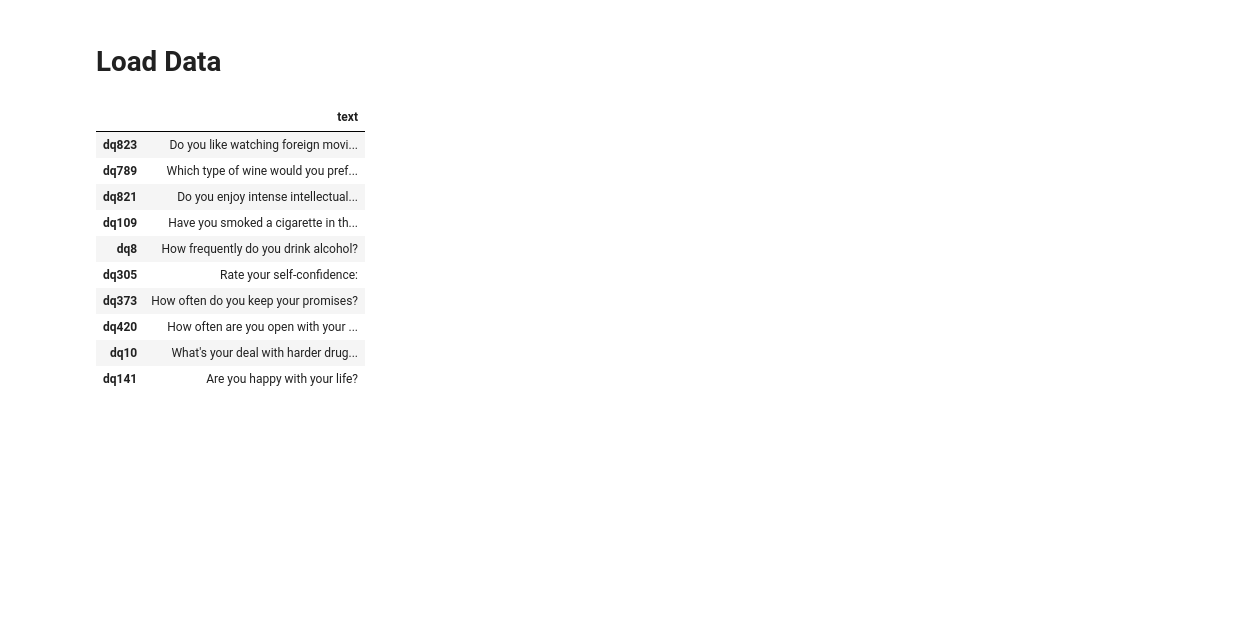
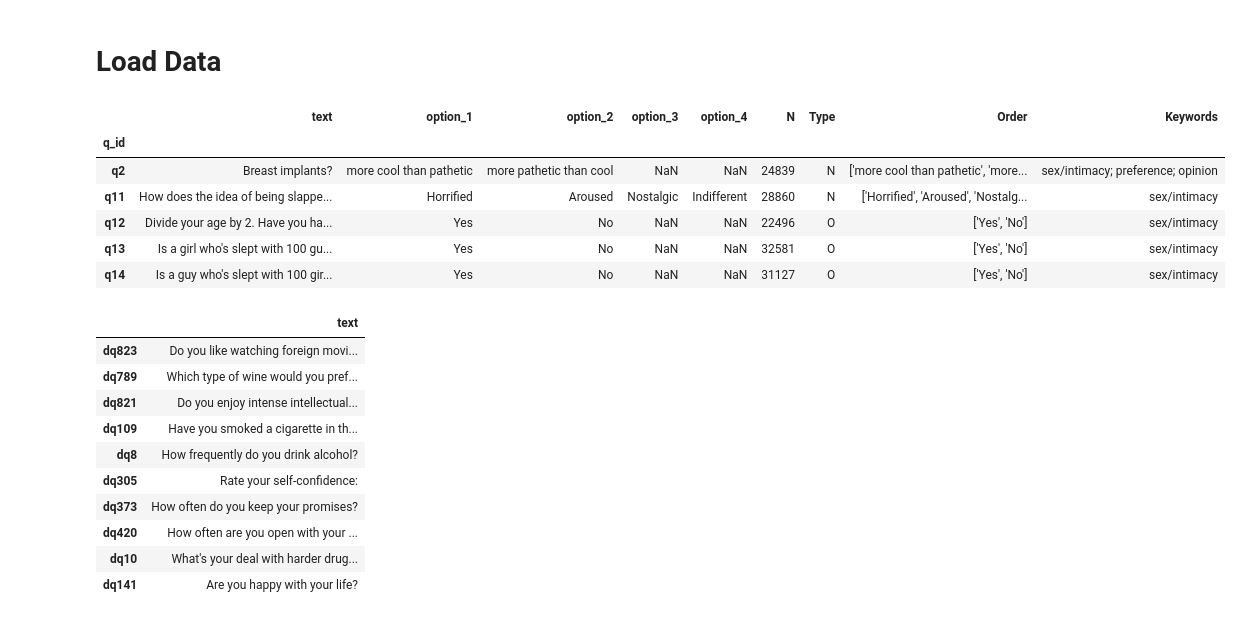
Before and after one commit to Anna53595/DatingLiteracy, a Jupyter notebook: data_analysis_newviz.ipynb, the cells around one changed output. Cells and saved outputs as stored; diff of their text form; code cells hidden in the pictures; blank space fills up the shorter version.

```diff
--- a/data_analysis_newviz.ipynb
+++ b/data_analysis_newviz.ipynb
@@ -53,7 +55,16 @@ def get_sorted_feat_importance(importance, feature_names):
 # %%
 questions = pd.read_csv('data/questions_preprocessed.csv', sep=';', index_col=0)
 descriptive_questions = [i for i in questions.index if i.startswith('dq') and i!='dq818']
+questions.loc[descriptive_questions, 'Order'] = questions.loc[descriptive_questions, 'Order'].apply(lambda row: ast.literal_eval(row))
 display(questions.head())
+# %% [output]
+|  | text | option_1 | option_2 | option_3 | option_4 | N | Type | Order | Keywords |
+| q_id |  |  |  |  |  |  |  |  |  |
+| q2 | Breast implants? | more cool than pathetic | more pathetic than cool | NaN | NaN | 24839 | N | ['more cool than pathetic', 'more... | sex/intimacy; preference; opinion |
+| q11 | How does the idea of being slappe... | Horrified | Aroused | Nostalgic | Indifferent | 28860 | N | ['Horrified', 'Aroused', 'Nostalg... | sex/intimacy |
+| q12 | Divide your age by 2. Have you ha... | Yes | No | NaN | NaN | 22496 | O | ['Yes', 'No'] | sex/intimacy |
+| q13 | Is a girl who's slept with 100 gu... | Yes | No | NaN | NaN | 32581 | O | ['Yes', 'No'] | sex/intimacy |
+| q14 | Is a guy who's slept with 100 gir... | Yes | No | NaN | NaN | 31127 | O | ['Yes', 'No'] | sex/intimacy |
 # %%
 data = pd.read_parquet('data/train.parquet')
 # per question count number of times the question is answered
```
Also changed, not shown: parts of 5 cells of this notebook, 1 other file.
